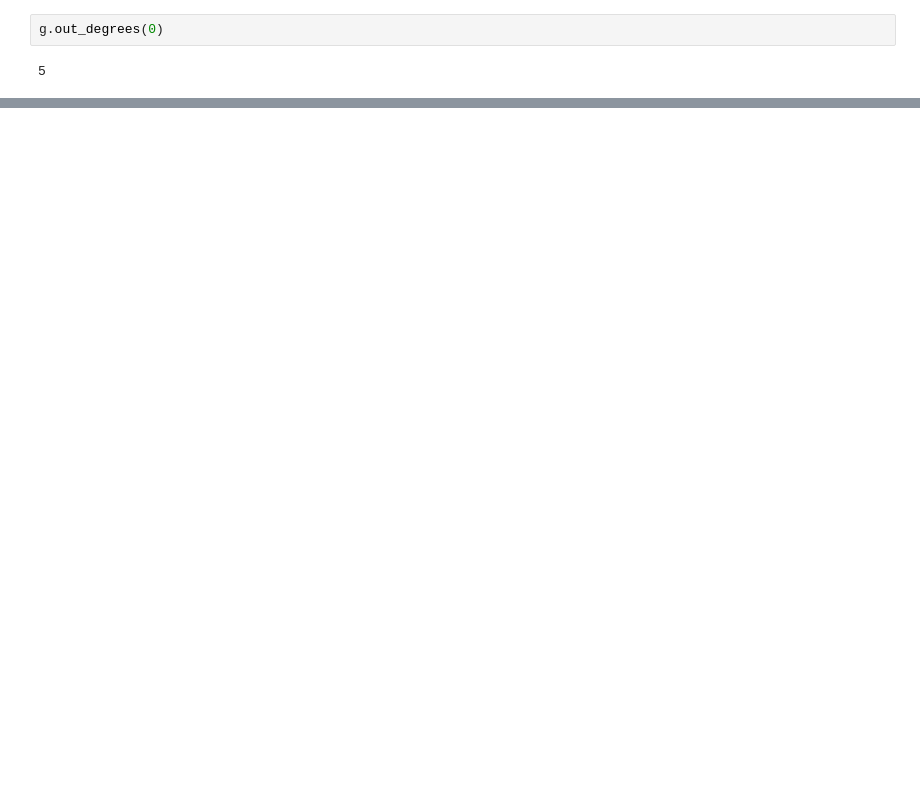
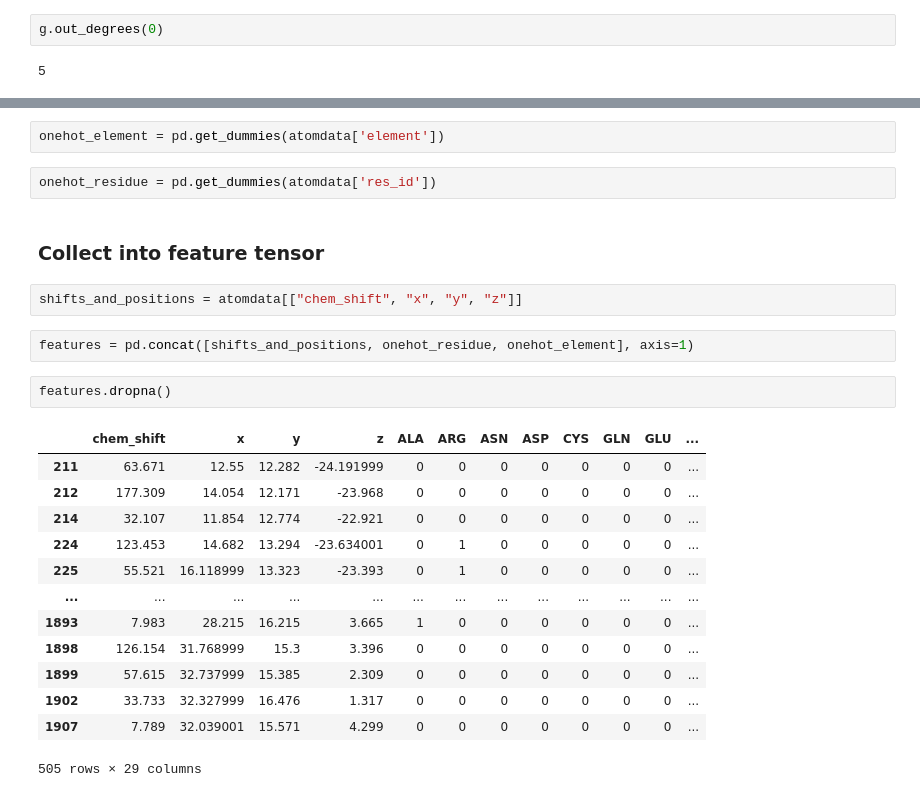
Before and after one commit to picodase/deepNMR, a Jupyter notebook: play_with_dgl.ipynb, the cells around one changed output, grey strips where cells are left out. Saved outputs shown, nothing was run; the diff lists cells and outputs as text; blank space fills up the shorter version.

```diff
--- a/play_with_dgl.ipynb
+++ b/play_with_dgl.ipynb
@@ -68,0 +154,26 @@ g.out_degrees(0)
+# %%
+onehot_element = pd.get_dummies(atomdata['element'])
+# %%
+onehot_residue = pd.get_dummies(atomdata['res_id'])
+# %% [markdown]
+### Collect into feature tensor
+# %%
+shifts_and_positions = atomdata[["chem_shift", "x", "y", "z"]]
+# %%
+features = pd.concat([shifts_and_positions, onehot_residue, onehot_element], axis=1)
+# %%
+features.dropna()
+# %% [output]
+|  | chem_shift | x | y | z | ALA | ARG | ASN | ASP | CYS | GLN | GLU | ... |
+| 211 | 63.671 | 12.55 | 12.282 | -24.191999 | 0 | 0 | 0 | 0 | 0 | 0 | 0 | ... |
+| 212 | 177.309 | 14.054 | 12.171 | -23.968 | 0 | 0 | 0 | 0 | 0 | 0 | 0 | ... |
+| 214 | 32.107 | 11.854 | 12.774 | -22.921 | 0 | 0 | 0 | 0 | 0 | 0 | 0 | ... |
+| 224 | 123.453 | 14.682 | 13.294 | -23.634001 | 0 | 1 | 0 | 0 | 0 | 0 | 0 | ... |
+| 225 | 55.521 | 16.118999 | 13.323 | -23.393 | 0 | 1 | 0 | 0 | 0 | 0 | 0 | ... |
+| ... | ... | ... | ... | ... | ... | ... | ... | ... | ... | ... | ... | ... |
+| 1893 | 7.983 | 28.215 | 16.215 | 3.665 | 1 | 0 | 0 | 0 | 0 | 0 | 0 | ... |
+| 1898 | 126.154 | 31.768999 | 15.3 | 3.396 | 0 | 0 | 0 | 0 | 0 | 0 | 0 | ... |
+| 1899 | 57.615 | 32.737999 | 15.385 | 2.309 | 0 | 0 | 0 | 0 | 0 | 0 | 0 | ... |
+| 1902 | 33.733 | 32.327999 | 16.476 | 1.317 | 0 | 0 | 0 | 0 | 0 | 0 | 0 | ... |
+| 1907 | 7.789 | 32.039001 | 15.571 | 4.299 | 0 | 0 | 0 | 0 | 0 | 0 | 0 | ... |
+505 rows × 29 columns
```
Also changed, not shown: parts of 52 cells of this notebook, 1 other file.
